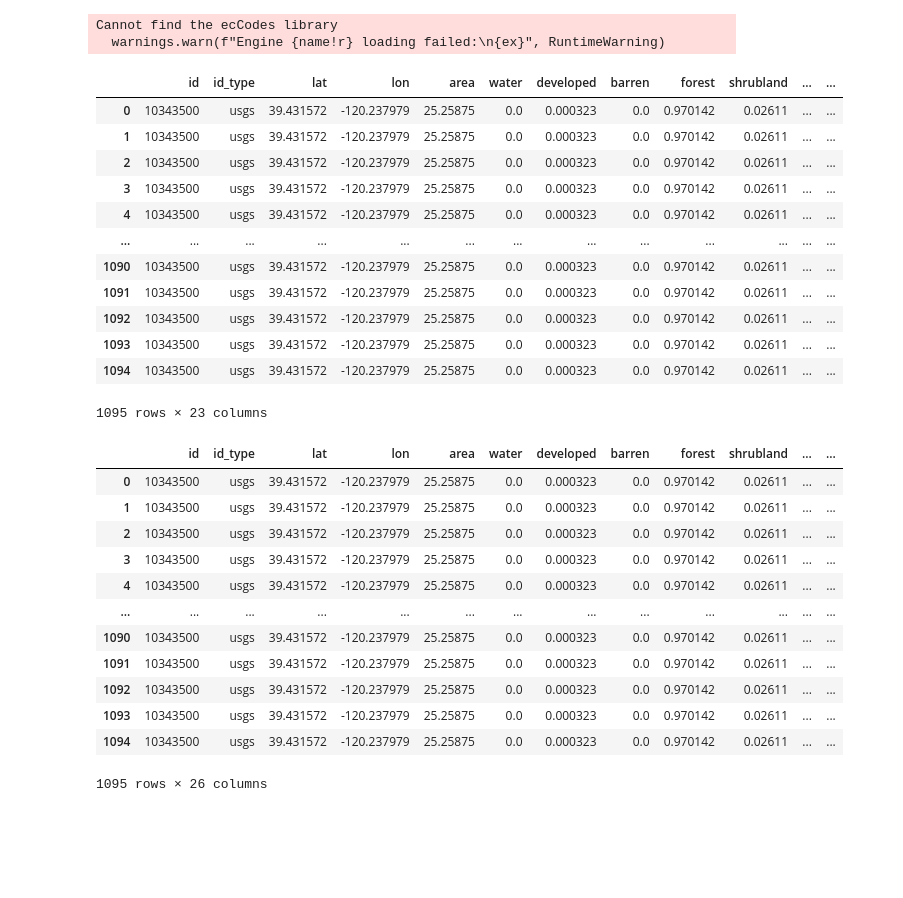
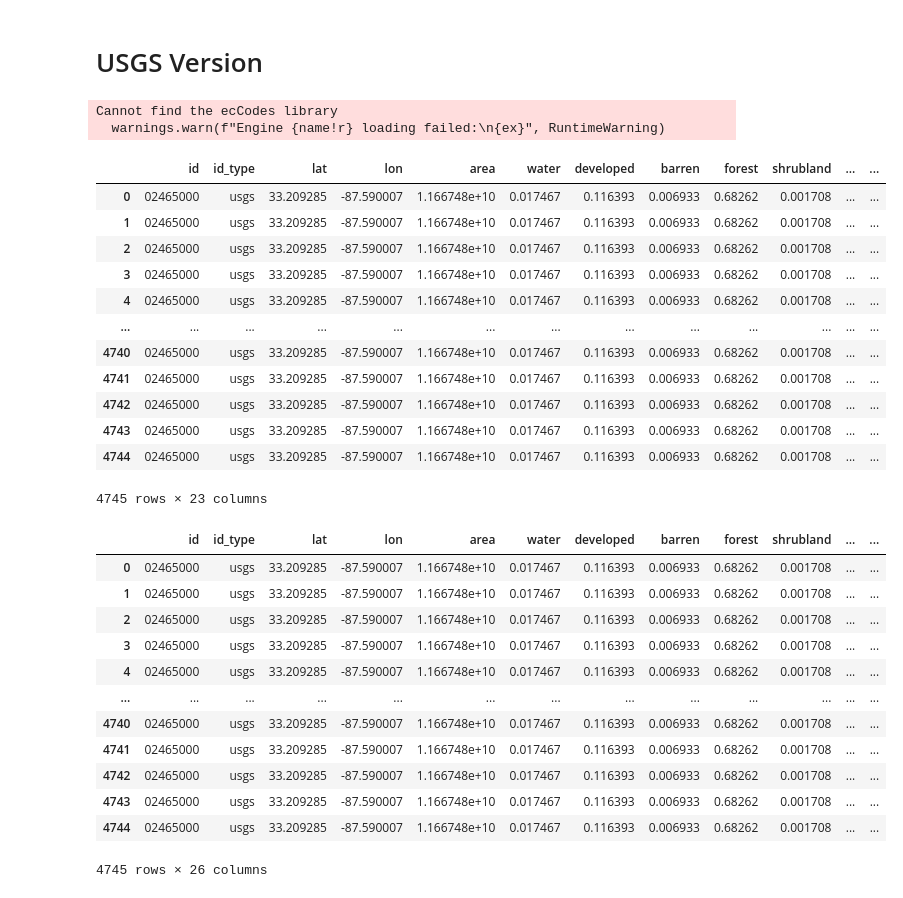
Before and after one commit to mines-ciroh/TempEst-NEWT, a Jupyter notebook: NEXT_autorun.ipynb, the cells around one changed output. Saved outputs shown, nothing was run; the diff lists cells and outputs as text; code cells hidden in the pictures; blank space fills up the shorter version.

```diff
--- a/NEXT_autorun.ipynb
+++ b/NEXT_autorun.ipynb
@@ -16,24 +10,32 @@ site = "10343500"
 # %%
 nx = NEXT.from_pickle("coefs.pickle")
+# %% [markdown]
+# USGS Version
+# %%
+# site = "10343500"  # Sagehen
+# site = "06719505"  # Clear Creek (Q, no T)
+# name = "Clear Creek at Golden, CO"
+site = "02465000"  # Black Warrior R. (Q, no T) (National Water Center)
+name = "Black Warrior River near Tuscaloosa, AL"
 # %%
-ws_data = full_data(site, "2020-01-01", "2022-12-31")
+ws_data = full_data(site, "2010", "2022")
 ws_data
 # %% [output]
 Cannot find the ecCodes library
   warnings.warn(f"Engine {name!r} loading failed:\n{ex}", RuntimeWarning)
 |  | id | id_type | lat | lon | area | water | developed | barren | forest | shrubland | ... | ... |
-| 0 | 10343500 | usgs | 39.431572 | -120.237979 | 25.25875 | 0.0 | 0.000323 | 0.0 | 0.970142 | 0.02611 | ... | ... |
-| 1 | 10343500 | usgs | 39.431572 | -120.237979 | 25.25875 | 0.0 | 0.000323 | 0.0 | 0.970142 | 0.02611 | ... | ... |
-| 2 | 10343500 | usgs | 39.431572 | -120.237979 | 25.25875 | 0.0 | 0.000323 | 0.0 | 0.970142 | 0.02611 | ... | ... |
-| 3 | 10343500 | usgs | 39.431572 | -120.237979 | 25.25875 | 0.0 | 0.000323 | 0.0 | 0.970142 | 0.02611 | ... | ... |
-| 4 | 10343500 | usgs | 39.431572 | -120.237979 | 25.25875 | 0.0 | 0.000323 | 0.0 | 0.970142 | 0.02611 | ... | ... |
+| 0 | 02465000 | usgs | 33.209285 | -87.590007 | 1.166748e+10 | 0.017467 | 0.116393 | 0.006933 | 0.68262 | 0.001708 | ... | ... |
+| 1 | 02465000 | usgs | 33.209285 | -87.590007 | 1.166748e+10 | 0.017467 | 0.116393 | 0.006933 | 0.68262 | 0.001708 | ... | ... |
+| 2 | 02465000 | usgs | 33.209285 | -87.590007 | 1.166748e+10 | 0.017467 | 0.116393 | 0.006933 | 0.68262 | 0.001708 | ... | ... |
+| 3 | 02465000 | usgs | 33.209285 | -87.590007 | 1.166748e+10 | 0.017467 | 0.116393 | 0.006933 | 0.68262 | 0.001708 | ... | ... |
+| 4 | 02465000 | usgs | 33.209285 | -87.590007 | 1.166748e+10 | 0.017467 | 0.116393 | 0.006933 | 0.68262 | 0.001708 | ... | ... |
 | ... | ... | ... | ... | ... | ... | ... | ... | ... | ... | ... | ... | ... |
-| 1090 | 10343500 | usgs | 39.431572 | -120.237979 | 25.25875 | 0.0 | 0.000323 | 0.0 | 0.970142 | 0.02611 | ... | ... |
-| 1091 | 10343500 | usgs | 39.431572 | -120.237979 | 25.25875 | 0.0 | 0.000323 | 0.0 | 0.970142 | 0.02611 | ... | ... |
-| 1092 | 10343500 | usgs | 39.431572 | -120.237979 | 25.25875 | 0.0 | 0.000323 | 0.0 | 0.970142 | 0.02611 | ... | ... |
-| 1093 | 10343500 | usgs | 39.431572 | -120.237979 | 25.25875 | 0.0 | 0.000323 | 0.0 | 0.970142 | 0.02611 | ... | ... |
-| 1094 | 10343500 | usgs | 39.431572 | -120.237979 | 25.25875 | 0.0 | 0.000323 | 0.0 | 0.970142 | 0.02611 | ... | ... |
+| 4740 | 02465000 | usgs | 33.209285 | -87.590007 | 1.166748e+10 | 0.017467 | 0.116393 | 0.006933 | 0.68262 | 0.001708 | ... | ... |
+| 4741 | 02465000 | usgs | 33.209285 | -87.590007 | 1.166748e+10 | 0.017467 | 0.116393 | 0.006933 | 0.68262 | 0.001708 | ... | ... |
+| 4742 | 02465000 | usgs | 33.209285 | -87.590007 | 1.166748e+10 | 0.017467 | 0.116393 | 0.006933 | 0.68262 | 0.001708 | ... | ... |
+| 4743 | 02465000 | usgs | 33.209285 | -87.590007 | 1.166748e+10 | 0.017467 | 0.116393 | 0.006933 | 0.68262 | 0.001708 | ... | ... |
+| 4744 | 02465000 | usgs | 33.209285 | -87.590007 | 1.166748e+10 | 0.017467 | 0.116393 | 0.006933 | 0.68262 | 0.001708 | ... | ... |
-1095 rows × 23 columns
+4745 rows × 23 columns
 # %%
 nx.make_newt(ws_data)
 # %%
@@ -43,16 +45,16 @@ res = nx.run(ws_data)
 res
 # %% [output]
 |  | id | id_type | lat | lon | area | water | developed | barren | forest | shrubland | ... | ... |
-| 0 | 10343500 | usgs | 39.431572 | -120.237979 | 25.25875 | 0.0 | 0.000323 | 0.0 | 0.970142 | 0.02611 | ... | ... |
-| 1 | 10343500 | usgs | 39.431572 | -120.237979 | 25.25875 | 0.0 | 0.000323 | 0.0 | 0.970142 | 0.02611 | ... | ... |
-| 2 | 10343500 | usgs | 39.431572 | -120.237979 | 25.25875 | 0.0 | 0.000323 | 0.0 | 0.970142 | 0.02611 | ... | ... |
-| 3 | 10343500 | usgs | 39.431572 | -120.237979 | 25.25875 | 0.0 | 0.000323 | 0.0 | 0.970142 | 0.02611 | ... | ... |
-| 4 | 10343500 | usgs | 39.431572 | -120.237979 | 25.25875 | 0.0 | 0.000323 | 0.0 | 0.970142 | 0.02611 | ... | ... |
+| 0 | 02465000 | usgs | 33.209285 | -87.590007 | 1.166748e+10 | 0.017467 | 0.116393 | 0.006933 | 0.68262 | 0.001708 | ... | ... |
+| 1 | 02465000 | usgs | 33.209285 | -87.590007 | 1.166748e+10 | 0.017467 | 0.116393 | 0.006933 | 0.68262 | 0.001708 | ... | ... |
+| 2 | 02465000 | usgs | 33.209285 | -87.590007 | 1.166748e+10 | 0.017467 | 0.116393 | 0.006933 | 0.68262 | 0.001708 | ... | ... |
+| 3 | 02465000 | usgs | 33.209285 | -87.590007 | 1.166748e+10 | 0.017467 | 0.116393 | 0.006933 | 0.68262 | 0.001708 | ... | ... |
+| 4 | 02465000 | usgs | 33.209285 | -87.590007 | 1.166748e+10 | 0.017467 | 0.116393 | 0.006933 | 0.68262 | 0.001708 | ... | ... |
 | ... | ... | ... | ... | ... | ... | ... | ... | ... | ... | ... | ... | ... |
-| 1090 | 10343500 | usgs | 39.431572 | -120.237979 | 25.25875 | 0.0 | 0.000323 | 0.0 | 0.970142 | 0.02611 | ... | ... |
-| 1091 | 10343500 | usgs | 39.431572 | -120.237979 | 25.25875 | 0.0 | 0.000323 | 0.0 | 0.970142 | 0.02611 | ... | ... |
-| 1092 | 10343500 | usgs | 39.431572 | -120.237979 | 25.25875 | 0.0 | 0.000323 | 0.0 | 0.970142 | 0.02611 | ... | ... |
-| 1093 | 10343500 | usgs | 39.431572 | -120.237979 | 25.25875 | 0.0 | 0.000323 | 0.0 | 0.970142 | 0.02611 | ... | ... |
-| 1094 | 10343500 | usgs | 39.431572 | -120.237979 | 25.25875 | 0.0 | 0.000323 | 0.0 | 0.970142 | 0.02611 | ... | ... |
+| 4740 | 02465000 | usgs | 33.209285 | -87.590007 | 1.166748e+10 | 0.017467 | 0.116393 | 0.006933 | 0.68262 | 0.001708 | ... | ... |
+| 4741 | 02465000 | usgs | 33.209285 | -87.590007 | 1.166748e+10 | 0.017467 | 0.116393 | 0.006933 | 0.68262 | 0.001708 | ... | ... |
+| 4742 | 02465000 | usgs | 33.209285 | -87.590007 | 1.166748e+10 | 0.017467 | 0.116393 | 0.006933 | 0.68262 | 0.001708 | ... | ... |
+| 4743 | 02465000 | usgs | 33.209285 | -87.590007 | 1.166748e+10 | 0.017467 | 0.116393 | 0.006933 | 0.68262 | 0.001708 | ... | ... |
+| 4744 | 02465000 | usgs | 33.209285 | -87.590007 | 1.166748e+10 | 0.017467 | 0.116393 | 0.006933 | 0.68262 | 0.001708 | ... | ... |
-1095 rows × 26 columns
+4745 rows × 26 columns
 # %%
```
Also changed, not shown: parts of 8 cells of this notebook.
